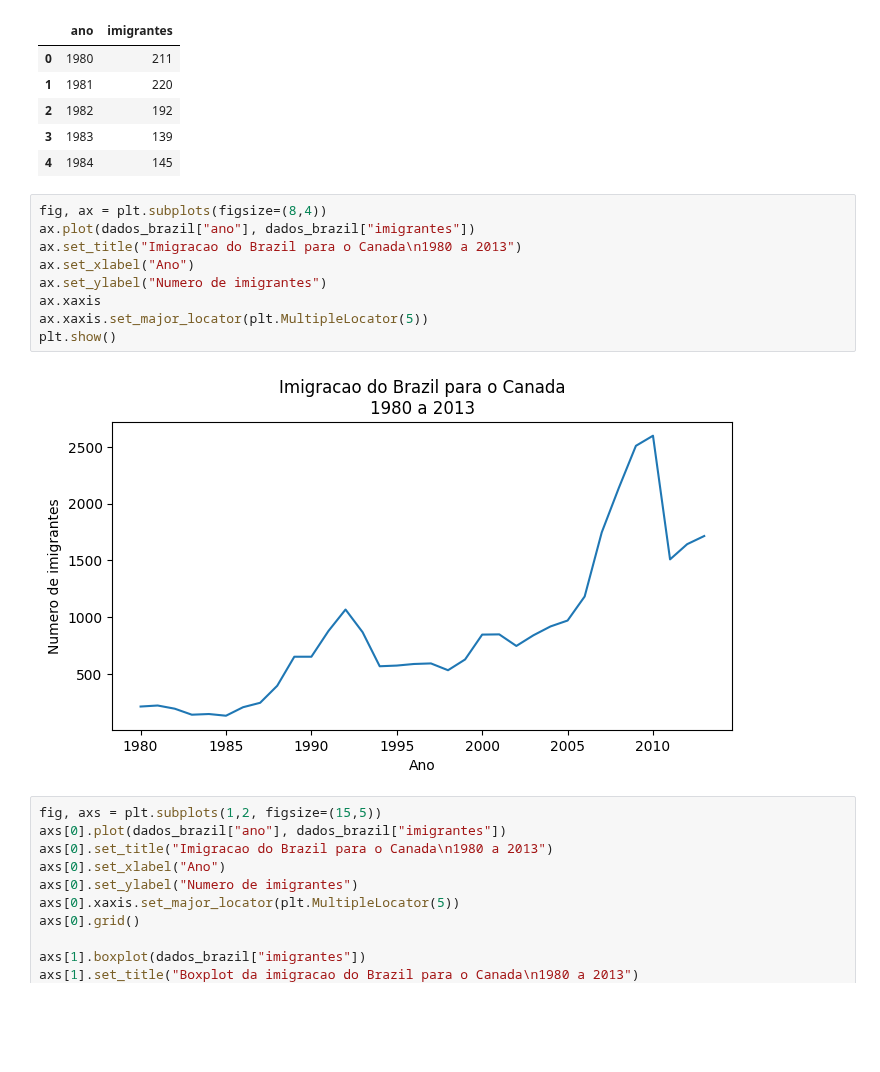
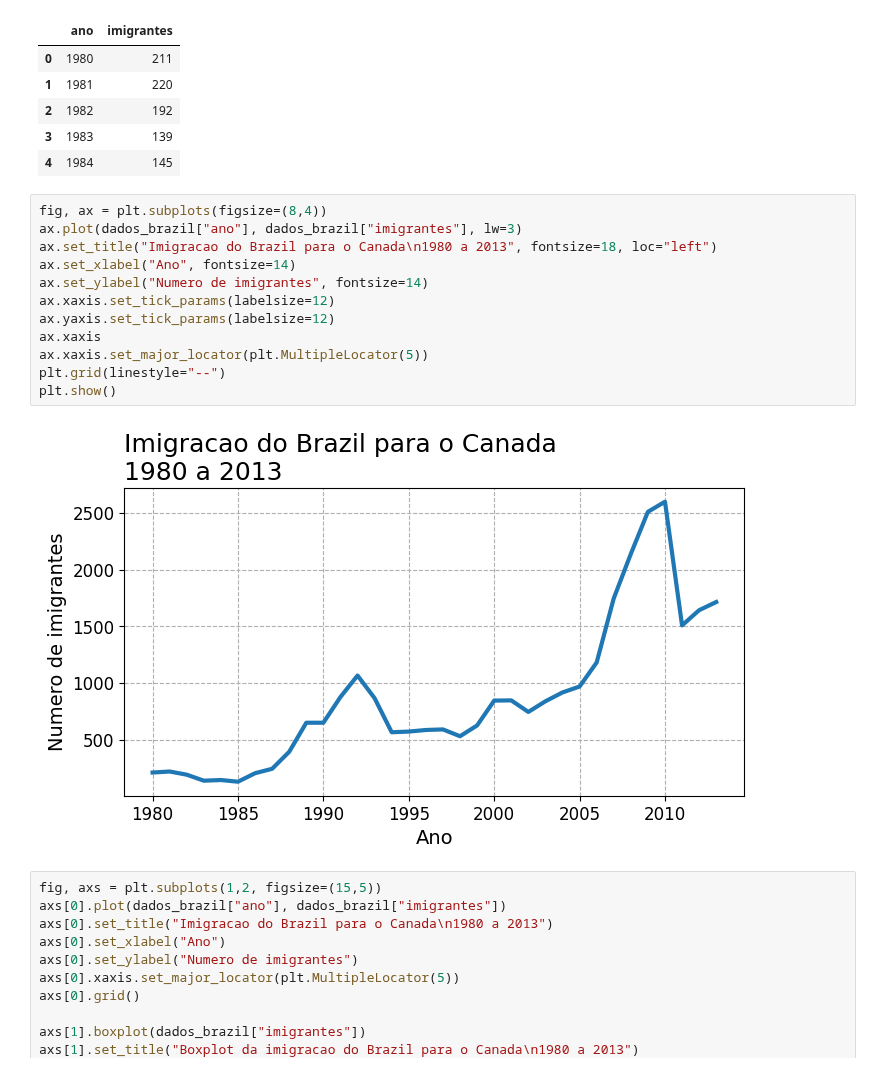
Before and after one commit to 59cyluc/data-science-studies, a Jupyter notebook: 00_canadian_immigration/01_canadian_immigration.ipynb, the cells around one changed output. Drawn from its saved outputs; the diff is of its cells as text; blank space fills up the shorter version.

```diff
--- a/00_canadian_immigration/01_canadian_immigration.ipynb
+++ b/00_canadian_immigration/01_canadian_immigration.ipynb
@@ -94,15 +94,18 @@ dados_brazil.head()
 | 4 | 1984 | 145 |
 # %%
 fig, ax = plt.subplots(figsize=(8,4))
-ax.plot(dados_brazil["ano"], dados_brazil["imigrantes"])
-ax.set_title("Imigracao do Brazil para o Canada\n1980 a 2013")
-ax.set_xlabel("Ano")
-ax.set_ylabel("Numero de imigrantes")
+ax.plot(dados_brazil["ano"], dados_brazil["imigrantes"], lw=3)
+ax.set_title("Imigracao do Brazil para o Canada\n1980 a 2013", fontsize=18, loc="left")
+ax.set_xlabel("Ano", fontsize=14)
+ax.set_ylabel("Numero de imigrantes", fontsize=14)
+ax.xaxis.set_tick_params(labelsize=12)
+ax.yaxis.set_tick_params(labelsize=12)
 ax.xaxis
 ax.xaxis.set_major_locator(plt.MultipleLocator(5))
+plt.grid(linestyle="--")
 plt.show()
 # %% [output]
-[figure, old version]
+[figure, new version]
 # %%
 fig, axs = plt.subplots(1,2, figsize=(15,5))
 axs[0].plot(dados_brazil["ano"], dados_brazil["imigrantes"])
```
